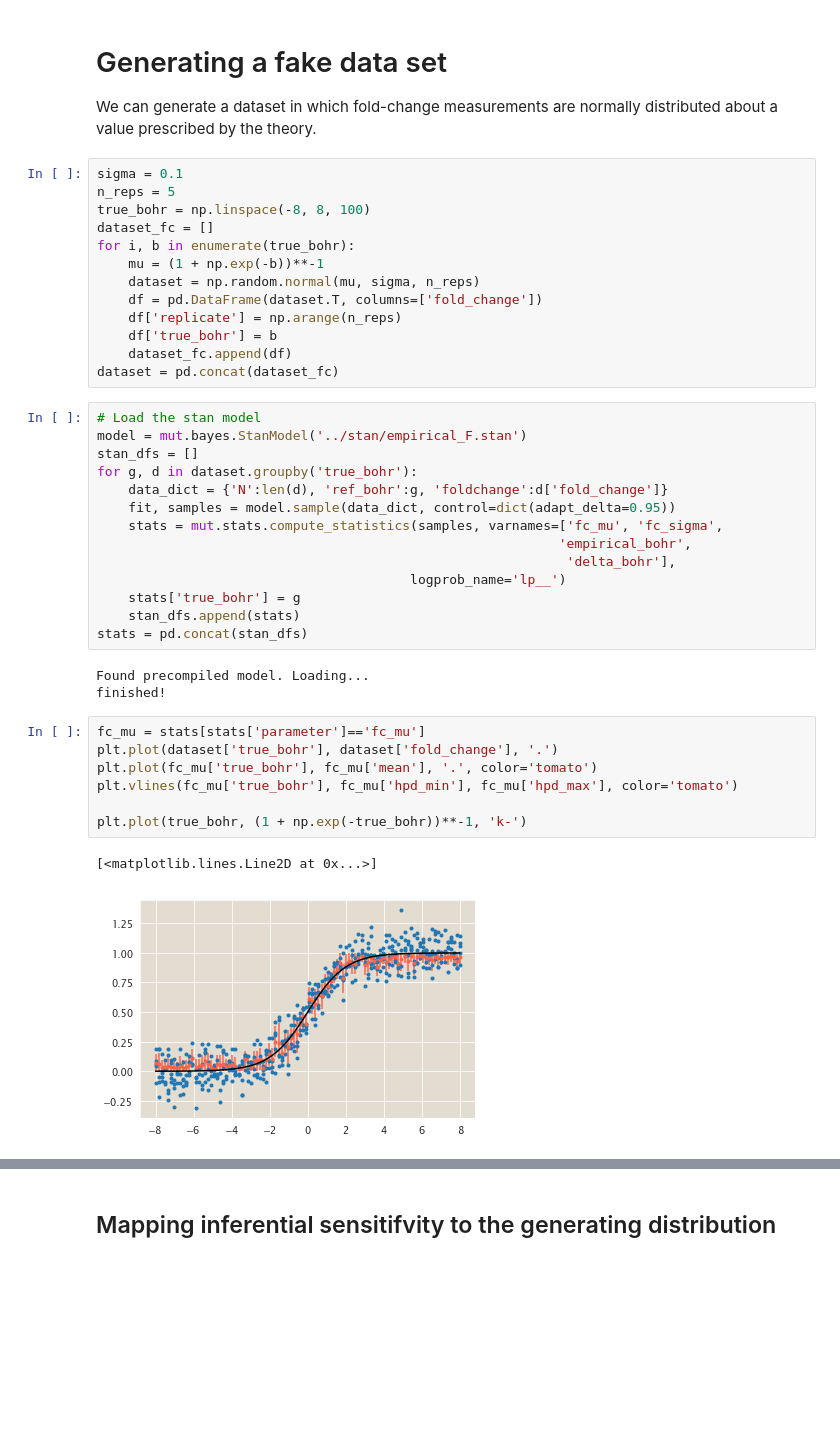
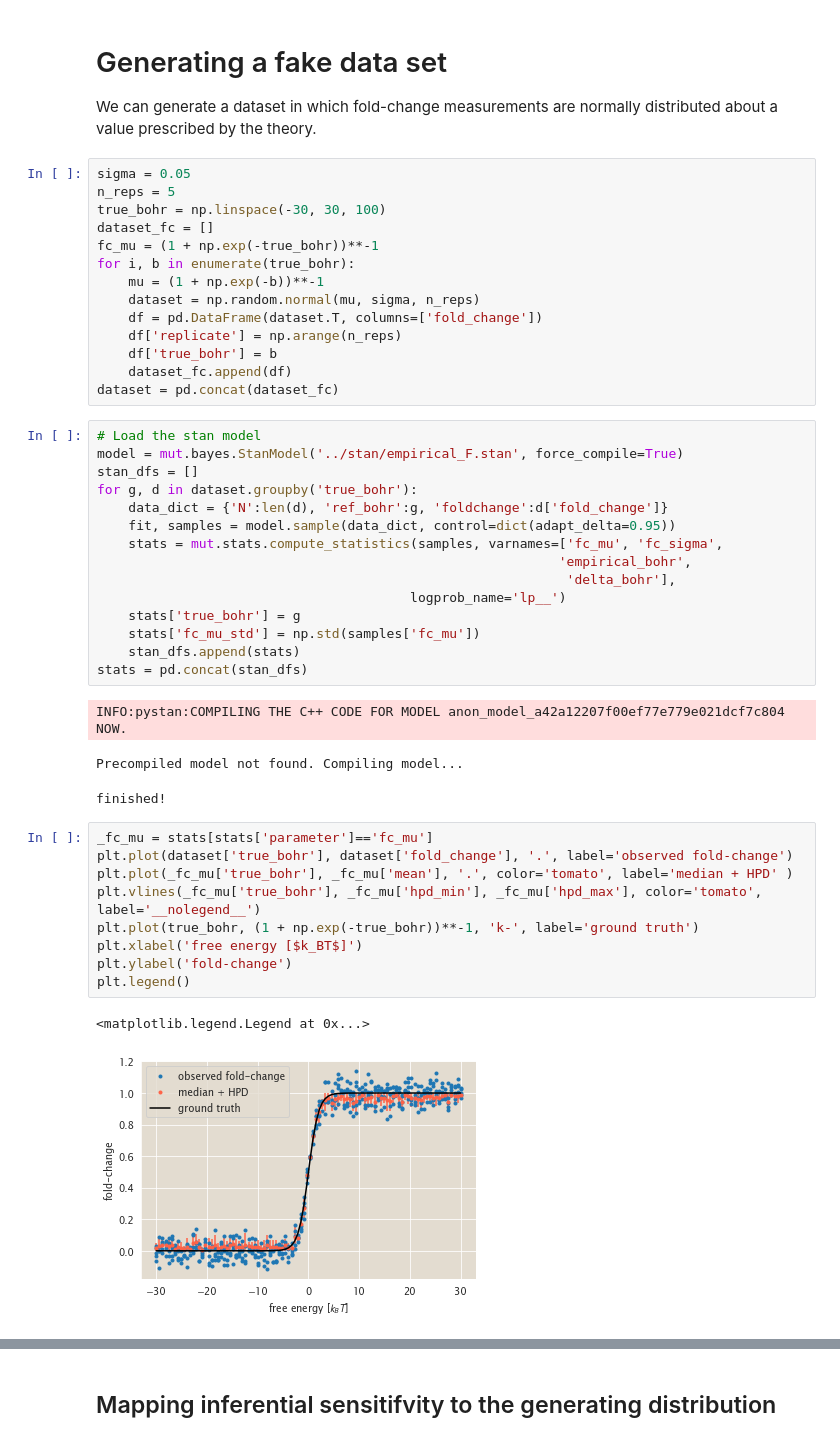
Before and after one commit to RPGroup-PBoC/mwc_mutants, a Jupyter notebook: code/analysis/Exploring_fc_error.ipynb, the cells around one changed output, grey strips where cells are left out. Drawn from its saved outputs; the diff is of its cells as text; blank space fills up the shorter version.

```diff
--- a/code/analysis/Exploring_fc_error.ipynb
+++ b/code/analysis/Exploring_fc_error.ipynb
@@ -28,10 +28,11 @@ $$
 # Generating a fake data set
 We can generate a dataset in which fold-change measurements are normally distributed about a value prescribed by the theory.
 # %%
-sigma = 0.1
+sigma = 0.05
 n_reps = 5
-true_bohr = np.linspace(-8, 8, 100)
+true_bohr = np.linspace(-30, 30, 100)
 dataset_fc = []
+fc_mu = (1 + np.exp(-true_bohr))**-1
 for i, b in enumerate(true_bohr):
     mu = (1 + np.exp(-b))**-1
     dataset = np.random.normal(mu, sigma, n_reps)
@@ -42,7 +43,7 @@ for i, b in enumerate(true_bohr):
 dataset = pd.concat(dataset_fc)
 # %%
 # Load the stan model
-model = mut.bayes.StanModel('../stan/empirical_F.stan')
+model = mut.bayes.StanModel('../stan/empirical_F.stan', force_compile=True)
 stan_dfs = []
 for g, d in dataset.groupby('true_bohr'):
     data_dict = {'N':len(d), 'ref_bohr':g, 'foldchange':d['fold_change']}
@@ -52,18 +53,22 @@ for g, d in dataset.groupby('true_bohr'):
                                                             'delta_bohr'],
                                         logprob_name='lp__')
     stats['true_bohr'] = g
+    stats['fc_mu_std'] = np.std(samples['fc_mu'])
     stan_dfs.append(stats)
 stats = pd.concat(stan_dfs)
 # %% [output]
-Found precompiled model. Loading...
-finished!
+INFO:pystan:COMPILING THE C++ CODE FOR MODEL anon_model_a42a12207f00ef77e779e021dcf7c804 NOW.
+Precompiled model not found. Compiling model...
+finished!
 # %%
-fc_mu = stats[stats['parameter']=='fc_mu']
-plt.plot(dataset['true_bohr'], dataset['fold_change'], '.')
-plt.plot(fc_mu['true_bohr'], fc_mu['mean'], '.', color='tomato')
-plt.vlines(fc_mu['true_bohr'], fc_mu['hpd_min'], fc_mu['hpd_max'], color='tomato')
-
-plt.plot(true_bohr, (1 + np.exp(-true_bohr))**-1, 'k-')
+_fc_mu = stats[stats['parameter']=='fc_mu']
+plt.plot(dataset['true_bohr'], dataset['fold_change'], '.', label='observed fold-change')
+plt.plot(_fc_mu['true_bohr'], _fc_mu['mean'], '.', color='tomato', label='median + HPD' )
+plt.vlines(_fc_mu['true_bohr'], _fc_mu['hpd_min'], _fc_mu['hpd_max'], color='tomato', label='__nolegend__')
+plt.plot(true_bohr, (1 + np.exp(-true_bohr))**-1, 'k-', label='ground truth')
+plt.xlabel('free energy [$k_BT$]')
+plt.ylabel('fold-change')
+plt.legend()
 # %% [output]
-[<matplotlib.lines.Line2D at 0x...>]
+<matplotlib.legend.Legend at 0x...>
-[figure, old version]
+[figure, new version]
```
Also changed, not shown: parts of 18 cells of this notebook, 6 other files.
